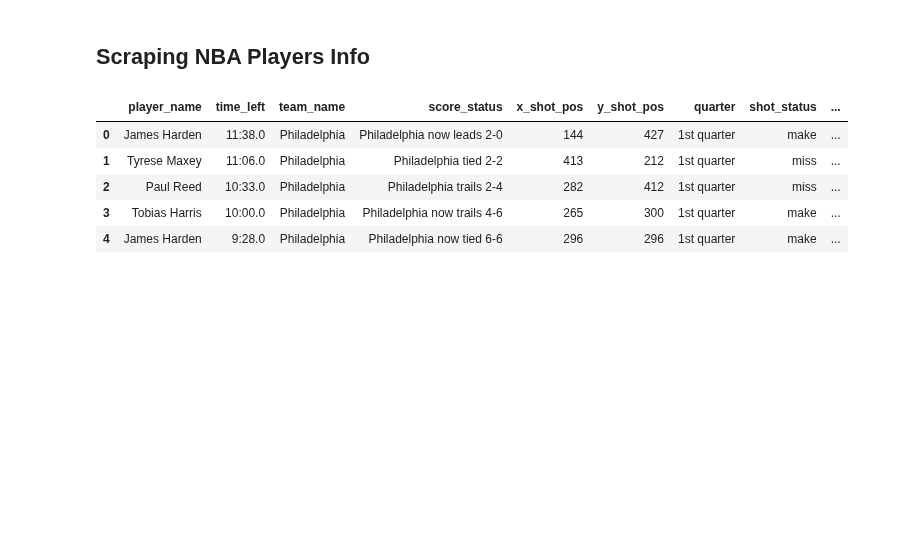
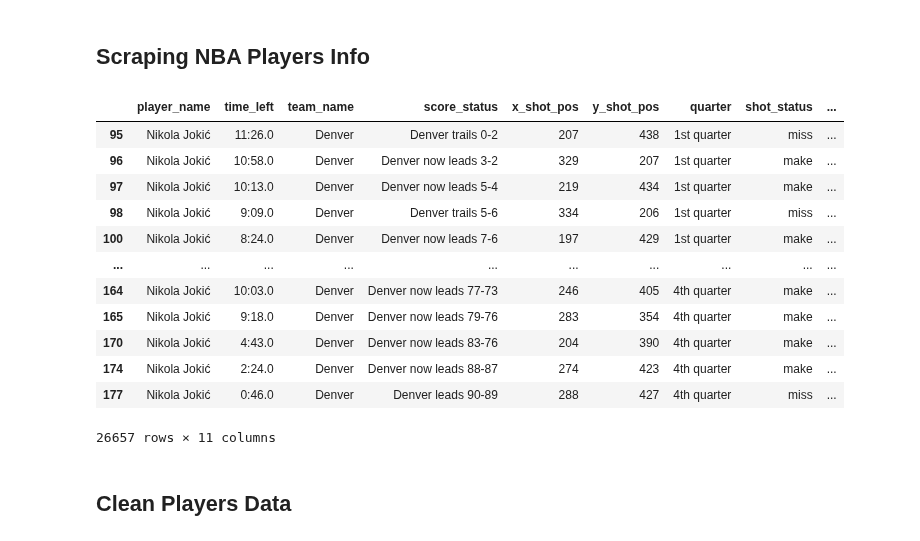
Before and after one commit to dizzydwarfus/Personal_Projects, a Jupyter notebook: nba_airflow/core/nba_api.ipynb, the cells around one changed output. Cells and saved outputs as stored; diff of their text form; code cells hidden in the pictures; blank space fills up the shorter version.

```diff
--- a/nba_airflow/core/nba_api.ipynb
+++ b/nba_airflow/core/nba_api.ipynb
@@ -612,12 +612,21 @@ logging.info(f'Averaged {round((time.time() - start_time) / len(all_letters), 2)
 # read play_by_play data
 import pandas as pd
 df = pd.read_parquet(r'D:\lianz\Desktop\Python\personal_projects\nba_airflow\data\play_by_play.parquet')
-# %%
-df.head()
-# %% [output]
-|  | player_name | time_left | team_name | score_status | x_shot_pos | y_shot_pos | quarter | shot_status | ... |
-| 0 | James Harden | 11:38.0 | Philadelphia | Philadelphia now leads 2-0 | 144 | 427 | 1st quarter | make | ... |
-| 1 | Tyrese Maxey | 11:06.0 | Philadelphia | Philadelphia tied 2-2 | 413 | 212 | 1st quarter | miss | ... |
-| 2 | Paul Reed | 10:33.0 | Philadelphia | Philadelphia trails 2-4 | 282 | 412 | 1st quarter | miss | ... |
-| 3 | Tobias Harris | 10:00.0 | Philadelphia | Philadelphia now trails 4-6 | 265 | 300 | 1st quarter | make | ... |
-| 4 | James Harden | 9:28.0 | Philadelphia | Philadelphia now tied 6-6 | 296 | 296 | 1st quarter | make | ... |
+# %%
+df.loc[df['player_name'].str.contains('Nikola')]
+# %% [output]
+|  | player_name | time_left | team_name | score_status | x_shot_pos | y_shot_pos | quarter | shot_status | ... |
+| 95 | Nikola Jokić | 11:26.0 | Denver | Denver trails 0-2 | 207 | 438 | 1st quarter | miss | ... |
+| 96 | Nikola Jokić | 10:58.0 | Denver | Denver now leads 3-2 | 329 | 207 | 1st quarter | make | ... |
+| 97 | Nikola Jokić | 10:13.0 | Denver | Denver now leads 5-4 | 219 | 434 | 1st quarter | make | ... |
+| 98 | Nikola Jokić | 9:09.0 | Denver | Denver trails 5-6 | 334 | 206 | 1st quarter | miss | ... |
+| 100 | Nikola Jokić | 8:24.0 | Denver | Denver now leads 7-6 | 197 | 429 | 1st quarter | make | ... |
+| ... | ... | ... | ... | ... | ... | ... | ... | ... | ... |
+| 164 | Nikola Jokić | 10:03.0 | Denver | Denver now leads 77-73 | 246 | 405 | 4th quarter | make | ... |
+| 165 | Nikola Jokić | 9:18.0 | Denver | Denver now leads 79-76 | 283 | 354 | 4th quarter | make | ... |
+| 170 | Nikola Jokić | 4:43.0 | Denver | Denver now leads 83-76 | 204 | 390 | 4th quarter | make | ... |
+| 174 | Nikola Jokić | 2:24.0 | Denver | Denver now leads 88-87 | 274 | 423 | 4th quarter | make | ... |
+| 177 | Nikola Jokić | 0:46.0 | Denver | Denver leads 90-89 | 288 | 427 | 4th quarter | miss | ... |
+26657 rows × 11 columns
+# %% [markdown]
+## Clean Players Data
```
Also changed, not shown: parts of 2 cells of this notebook, 8 other files.
